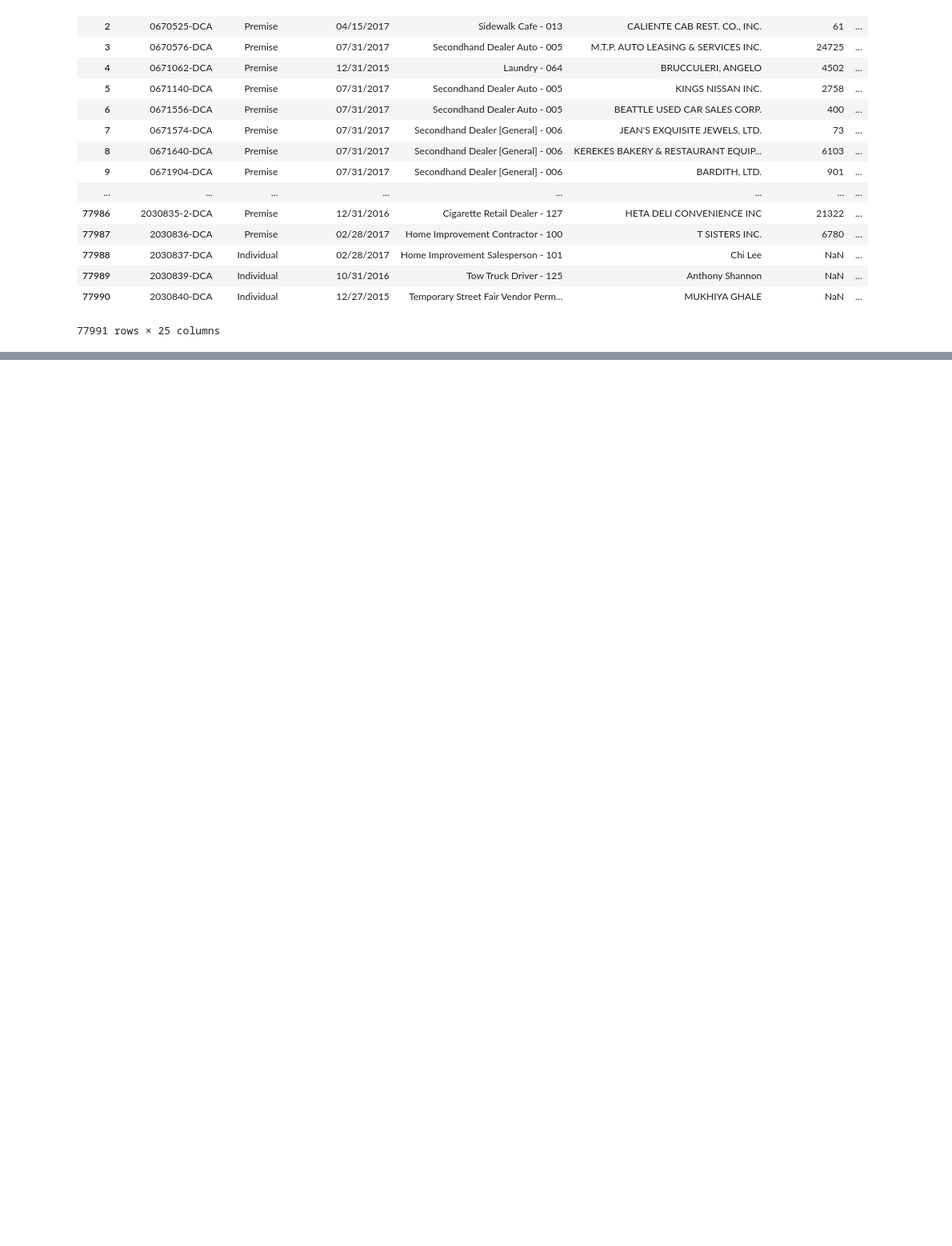
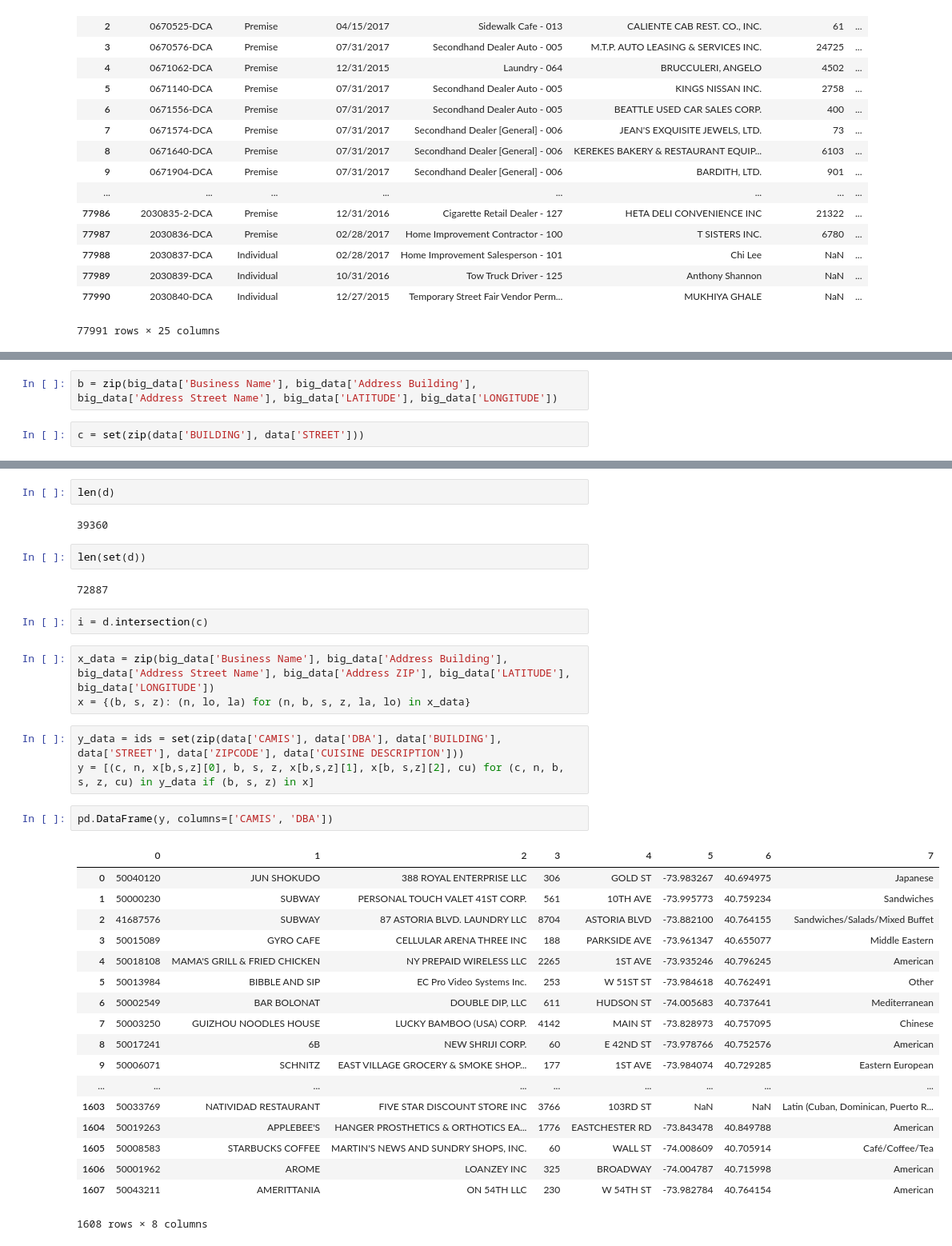
Before and after one commit to R4chel/funhealthy-food, a Jupyter notebook: sand-box-2.ipynb, the cells around one changed output, grey strips where cells are left out. Shown at 80% size. Drawn from its saved outputs; the diff is of its cells as text; blank space fills up the shorter version.

Commit message:
playing with lob data

```diff
--- a/sand-box-2.ipynb
+++ b/sand-box-2.ipynb
@@ -91,0 +100,4 @@ magic_pairs( set([ ("Tom", "Murphy")
+# %%
+b = zip(big_data['Business Name'], big_data['Address Building'], big_data['Address Street Name'], big_data['LATITUDE'], big_data['LONGITUDE'])
+# %%
+c = set(zip(data['BUILDING'], data['STREET']))
@@ -91,0 +110,37 @@ magic_pairs( set([ ("Tom", "Murphy")
+# %%
+len(d)
+# %% [output]
+39360
+# %%
+len(set(d))
+# %% [output]
+72887
+# %%
+i = d.intersection(c)
+# %%
+x_data = zip(big_data['Business Name'], big_data['Address Building'], big_data['Address Street Name'], big_data['Address ZIP'], big_data['LATITUDE'], big_data['LONGITUDE'])
+x = {(b, s, z): (n, lo, la) for (n, b, s, z, la, lo) in x_data}
+# %%
+y_data = ids = set(zip(data['CAMIS'], data['DBA'], data['BUILDING'], data['STREET'], data['ZIPCODE'], data['CUISINE DESCRIPTION']))
+y = [(c, n, x[b,s,z][0], b, s, z, x[b,s,z][1], x[b, s,z][2], cu) for (c, n, b, s, z, cu) in y_data if (b, s, z) in x]
+# %%
+pd.DataFrame(y, columns=['CAMIS', 'DBA'])
+# %% [output]
+|  | 0 | 1 | 2 | 3 | 4 | 5 | 6 | 7 |
+| 0 | 50040120 | JUN SHOKUDO | 388 ROYAL ENTERPRISE LLC | 306 | GOLD ST | -73.983267 | 40.694975 | Japanese |
+| 1 | 50000230 | SUBWAY | PERSONAL TOUCH VALET 41ST CORP. | 561 | 10TH AVE | -73.995773 | 40.759234 | Sandwiches |
+| 2 | 41687576 | SUBWAY | 87 ASTORIA BLVD. LAUNDRY LLC | 8704 | ASTORIA BLVD | -73.882100 | 40.764155 | Sandwiches/Salads/Mixed Buffet |
+| 3 | 50015089 | GYRO CAFE | CELLULAR ARENA THREE INC | 188 | PARKSIDE AVE | -73.961347 | 40.655077 | Middle Eastern |
+| 4 | 50018108 | MAMA'S GRILL & FRIED CHICKEN | NY PREPAID WIRELESS LLC | 2265 | 1ST AVE | -73.935246 | 40.796245 | American |
+| 5 | 50013984 | BIBBLE AND SIP | EC Pro Video Systems Inc. | 253 | W 51ST ST | -73.984618 | 40.762491 | Other |
+| 6 | 50002549 | BAR BOLONAT | DOUBLE DIP, LLC | 611 | HUDSON ST | -74.005683 | 40.737641 | Mediterranean |
+| 7 | 50003250 | GUIZHOU NOODLES HOUSE | LUCKY BAMBOO (USA) CORP. | 4142 | MAIN ST | -73.828973 | 40.757095 | Chinese |
+| 8 | 50017241 | 6B | NEW SHRIJI CORP. | 60 | E 42ND ST | -73.978766 | 40.752576 | American |
+| 9 | 50006071 | SCHNITZ | EAST VILLAGE GROCERY & SMOKE SHOP... | 177 | 1ST AVE | -73.984074 | 40.729285 | Eastern European |
+| ... | ... | ... | ... | ... | ... | ... | ... | ... |
+| 1603 | 50033769 | NATIVIDAD RESTAURANT | FIVE STAR DISCOUNT STORE INC | 3766 | 103RD ST | NaN | NaN | Latin (Cuban, Dominican, Puerto R... |
+| 1604 | 50019263 | APPLEBEE'S | HANGER PROSTHETICS & ORTHOTICS EA... | 1776 | EASTCHESTER RD | -73.843478 | 40.849788 | American |
+| 1605 | 50008583 | STARBUCKS COFFEE | MARTIN'S NEWS AND SUNDRY SHOPS, INC. | 60 | WALL ST | -74.008609 | 40.705914 | Café/Coffee/Tea |
+| 1606 | 50001962 | AROME | LOANZEY INC | 325 | BROADWAY | -74.004787 | 40.715998 | American |
+| 1607 | 50043211 | AMERITTANIA | ON 54TH LLC | 230 | W 54TH ST | -73.982784 | 40.764154 | American |
+1608 rows × 8 columns
```
Also changed, not shown: parts of 12 cells of this notebook.
